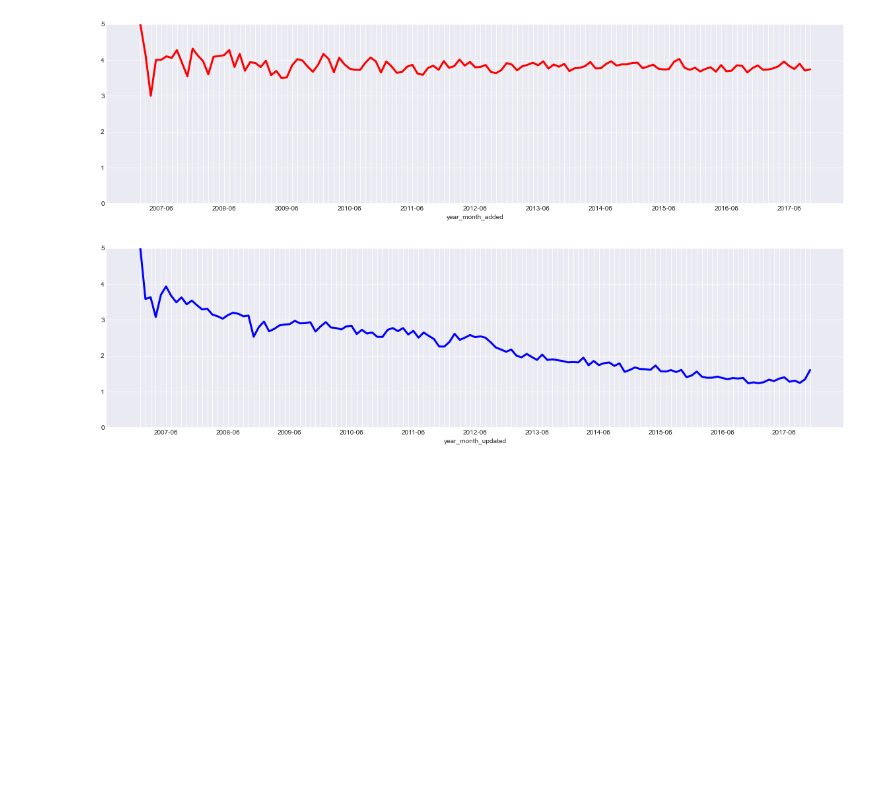
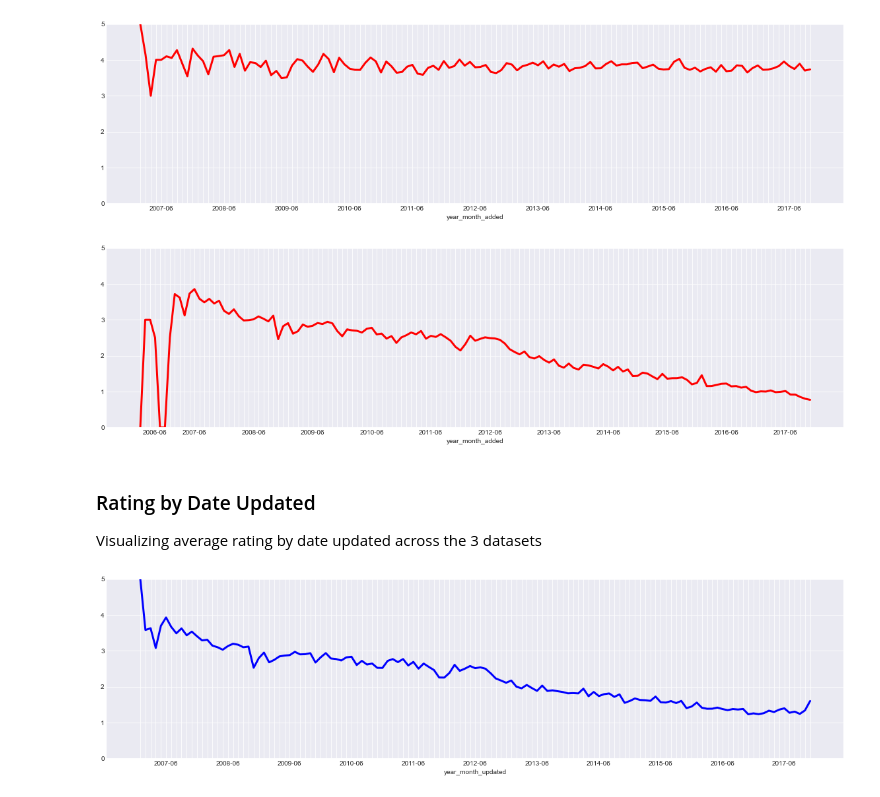
Before and after one commit to MattB17/MLProject, a Jupyter notebook: Exploratory.ipynb, the cells around one changed output. Cells and saved outputs as stored; diff of their text form; code cells hidden in the pictures; blank space fills up the shorter version.

Commit message:
Some minor edits and looking at ratings by book

```diff
--- a/Exploratory.ipynb
+++ b/Exploratory.ipynb
@@ -78,3 +78,5 @@ reviews_df = reviews_df[columns_to_keep]
 reviews_df.columns = new_cols
 combined_df = pd.merge(all_interactions_df, reviews_df, how='left', left_on='review_id', right_on='review_id')
 reviews_df = combined_df[~pd.isnull(combined_df['review_text'])]
+# %%
+non_reviews_df = all_interactions_df[~all_interactions_df.index.isin(reviews_df.index)]
@@ -189,0 +184,23 @@ See the caveats in the documentation: https://pandas.pydata.org/pandas-docs/stab
+# %%
+def format_date_cols(data_df):
+    """Formats the date columns of `data_df`.
+
+    Parameters
+    ----------
+    data_df: pd.DataFrame
+        The pandas DataFrame to be formatted.
+
+    Returns
+    -------
+    pd.DataFrame
+        The DataFrame obtained from `data_df` after
+        formatting its columns.
+
+    """
+    data_df = reformat_date_cols(data_df, ['date_added', 'date_updated'])
+    return format_publication_date(data_df)
+# %%
+books_df = format_publication_date(books_df)
+all_interactions_df = format_date_cols(all_interactions_df)
+reviews_df = format_date_cols(reviews_df)
+non_reviews_df = format_date_cols(non_reviews_df)
@@ -222,6 +259,14 @@ visualize_mean_rating_by_month(all_interactions_df, 'year_month_added')
 visualize_mean_rating_by_month(reviews_df, 'year_month_added')
 # %% [output]
 [figure]
+# %%
+visualize_mean_rating_by_month(non_reviews_df, 'year_month_added')
+# %% [output]
+[figure, added]
+# %% [markdown]
+### Rating by Date Updated
+
+Visualizing average rating by date updated across the 3 datasets
 # %%
 visualize_mean_rating_by_month(all_interactions_df, 'year_month_updated', color='blue')
 # %% [output]
```
Also changed, not shown: parts of 24 cells of this notebook.
